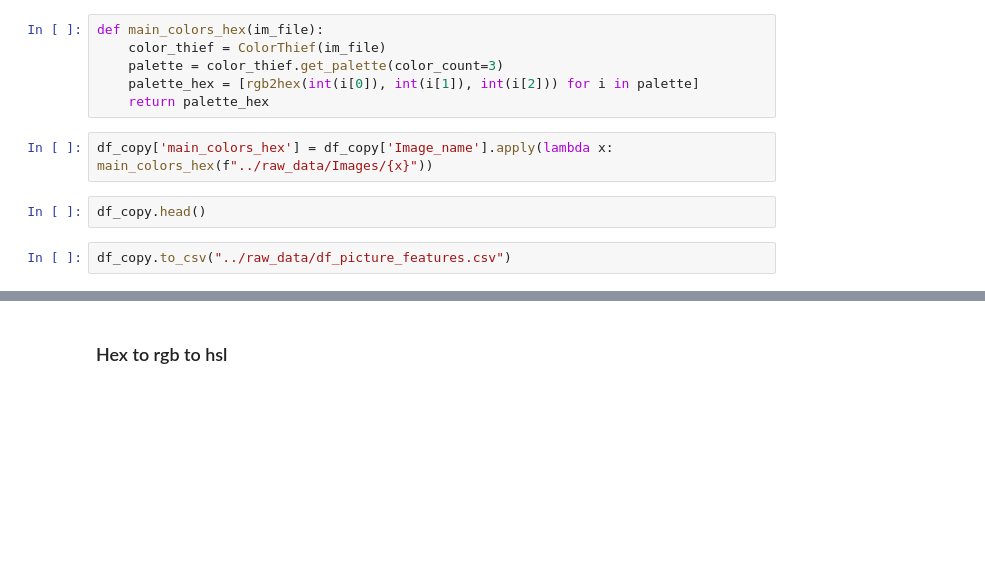
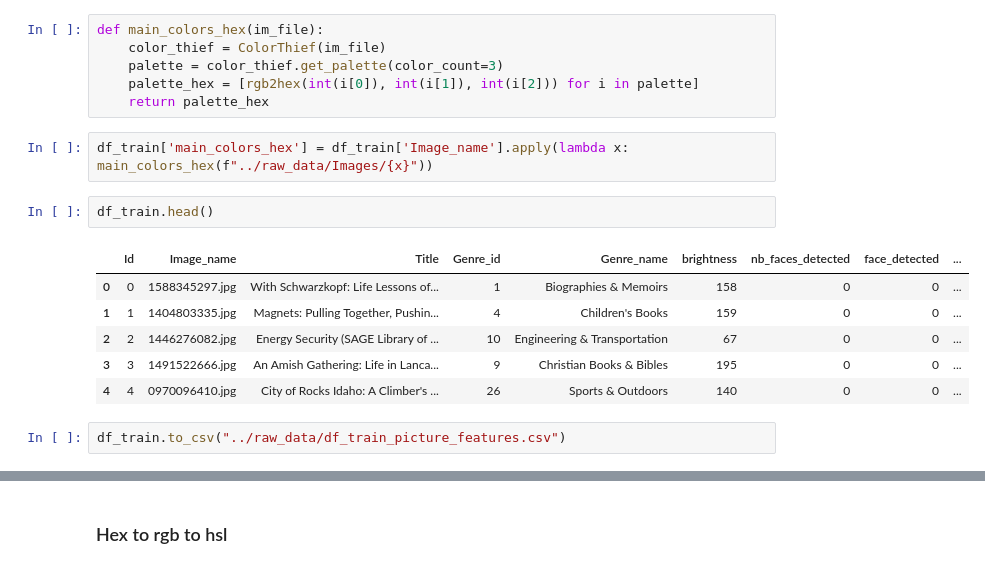
Before and after one commit to NahiaPeschard/wagon_book_cover, a Jupyter notebook: notebooks/nahia_color_extracting.ipynb, the cells around one changed output, grey strips where cells are left out. Drawn from its saved outputs; the diff is of its cells as text; blank space fills up the shorter version.

```diff
--- a/notebooks/nahia_color_extracting.ipynb
+++ b/notebooks/nahia_color_extracting.ipynb
@@ -291,11 +299,18 @@ def main_colors_hex(im_file):
     palette_hex = [rgb2hex(int(i[0]), int(i[1]), int(i[2])) for i in palette]
     return palette_hex
 # %%
-df_copy['main_colors_hex'] = df_copy['Image_name'].apply(lambda x: main_colors_hex(f"../raw_data/Images/{x}"))
+df_train['main_colors_hex'] = df_train['Image_name'].apply(lambda x: main_colors_hex(f"../raw_data/Images/{x}"))
 # %%
-df_copy.head()
+df_train.head()
+# %% [output]
+|  | Id | Image_name | Title | Genre_id | Genre_name | brightness | nb_faces_detected | face_detected | ... |
+| 0 | 0 | 1588345297.jpg | With Schwarzkopf: Life Lessons of... | 1 | Biographies & Memoirs | 158 | 0 | 0 | ... |
+| 1 | 1 | 1404803335.jpg | Magnets: Pulling Together, Pushin... | 4 | Children's Books | 159 | 0 | 0 | ... |
+| 2 | 2 | 1446276082.jpg | Energy Security (SAGE Library of ... | 10 | Engineering & Transportation | 67 | 0 | 0 | ... |
+| 3 | 3 | 1491522666.jpg | An Amish Gathering: Life in Lanca... | 9 | Christian Books & Bibles | 195 | 0 | 0 | ... |
+| 4 | 4 | 0970096410.jpg | City of Rocks Idaho: A Climber's ... | 26 | Sports & Outdoors | 140 | 0 | 0 | ... |
 # %%
-df_copy.to_csv("../raw_data/df_picture_features.csv")
+df_train.to_csv("../raw_data/df_train_picture_features.csv")
 # %%
 plt.figure(figsize=(15,5))
 plt.subplot(1,3,1)
```
Also changed, not shown: parts of 109 cells of this notebook.
